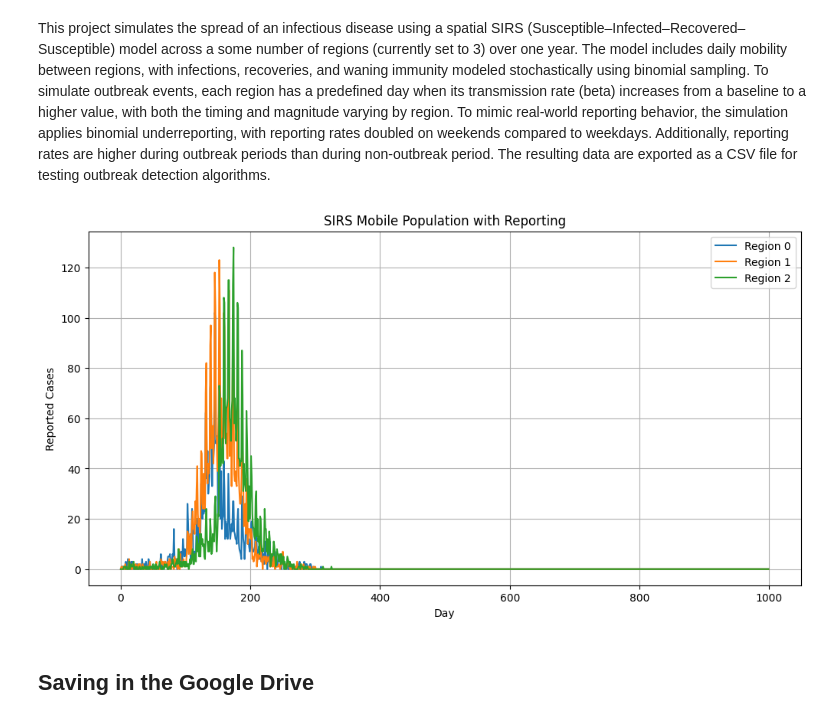
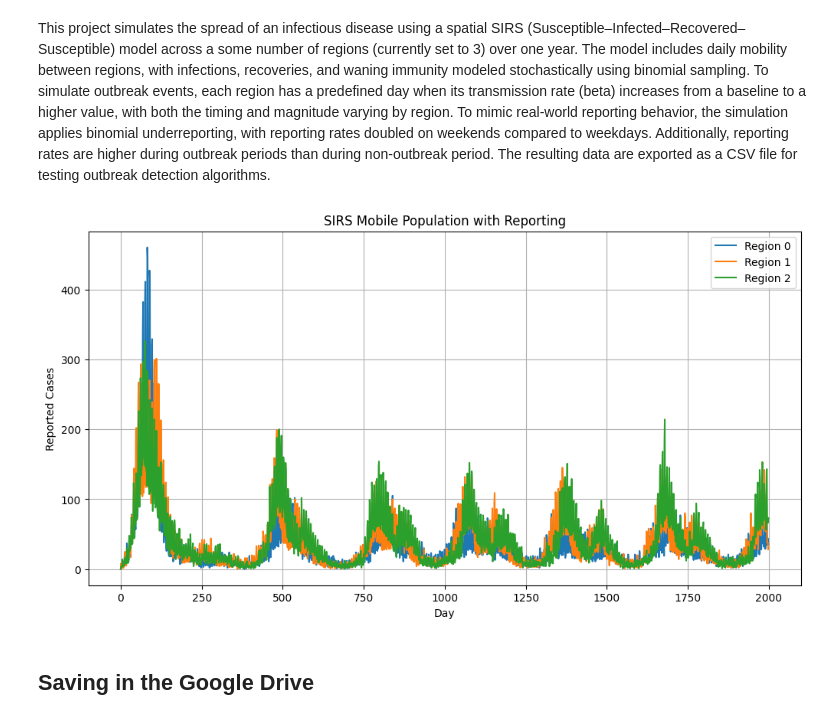
Before and after one commit to SahputraS/Outbreak-Simulation-and-Detection-Testing, a Jupyter notebook: SIRS_Metapopulation_With_Reporting.ipynb, the cells around one changed output. Drawn from its saved outputs; the diff is of its cells as text; code cells hidden in the pictures.

```diff
--- a/SIRS_Metapopulation_With_Reporting.ipynb
+++ b/SIRS_Metapopulation_With_Reporting.ipynb
@@ -111,32 +112,17 @@ for t in range(1, days):
 
        ## Beta scheduling
         # Start high-beta if today is an outbreak day for region r
-        if t in outbreak_day[r]:
-            beta_counter[r] = high_beta_duration[r]
+        if mode_timer[r] == 0:
+          # Switch mode
+          mode_high[r] = not mode_high[r]  # Toggle between high and low
+          if mode_high[r]:
+              mode_timer[r] = high_beta_duration[r]
+          else:
+              mode_timer[r] = low_beta_duration[r]
 
-        # Use high beta if counter is positive, else low
-        if beta_counter[r] > 0:
-            beta = beta_outbreak[r]
-            beta_counter[r] -= 1
-        else:
-            beta = beta_low[r]
-
-
-
-
-        # beta = beta_low[r] # Begin with normal days
-        # if t >= outbreak_day[r]: # When it is the D-day of outbreak, the beta changes
-        #     beta = beta_outbreak[r]
-
-        # # If infections drop low, taper back so there will be infection after outbreak
-        # if beta == beta_outbreak[r] and I[r, t-1] <= initial_infected[r]:
-        #     beta = beta_low[r]
-
-
-
-
-
-
+        # Set beta depending on mode
+        beta = beta_outbreak[r] if mode_high[r] else beta_low[r]
+        mode_timer[r] -= 1
 
 
         # SIRS dynamics
@@ -159,7 +145,7 @@ for t in range(1, days):
 
 
         #2. Reporting
-        reporting_rate = reporting_rate_low[r] # Begin with low report since there is no outbreak
+        reporting_rate = reporting_rate_array[r] # Begin with low report since there is no outbreak
 
         report_day, reported = reporting_dynamic(
             true_cases=new_infected,
@@ -176,34 +162,34 @@ for t in range(1, days):
 
 
     #3. Mobility
     S[:, t] = mobility(S[:, t], max_ppl_move)
     I[:, t] = mobility(I[:, t], max_ppl_move)
     R[:, t] = mobility(R[:, t], max_ppl_move)
     N_current = S[:, t] + I[:, t] + R[:, t] # Update the number of population after the mobility
 
 
 
 # Compile results
 data = pd.DataFrame([
     {'Day': t, 'Region': r,
      'Susceptible': S[r, t], 'Infected': I[r, t],
      'Recovered': R[r, t], 'Reported Cases': reported_cases[r, t]}
     for r in range(regions) for t in range(days)
 ])
 
 # Plot reported cases over time for each region
 plt.figure(figsize=(12, 6))
 for r in range(regions):
     subset = data[data['Region'] == r]
     plt.plot(subset['Day'], subset['Reported Cases'], label=f'Region {r}')
 plt.xlabel('Day')
 plt.ylabel('Reported Cases')
 plt.title('SIRS Mobile Population with Reporting')
 plt.legend()
 plt.grid(True)
 plt.show()
 # %% [output]
-[figure, old version]
+[figure, new version]
 # %% [markdown]
 ## Saving in the Google Drive
 # %%
```
Also changed, not shown: parts of 1 cell of this notebook.
